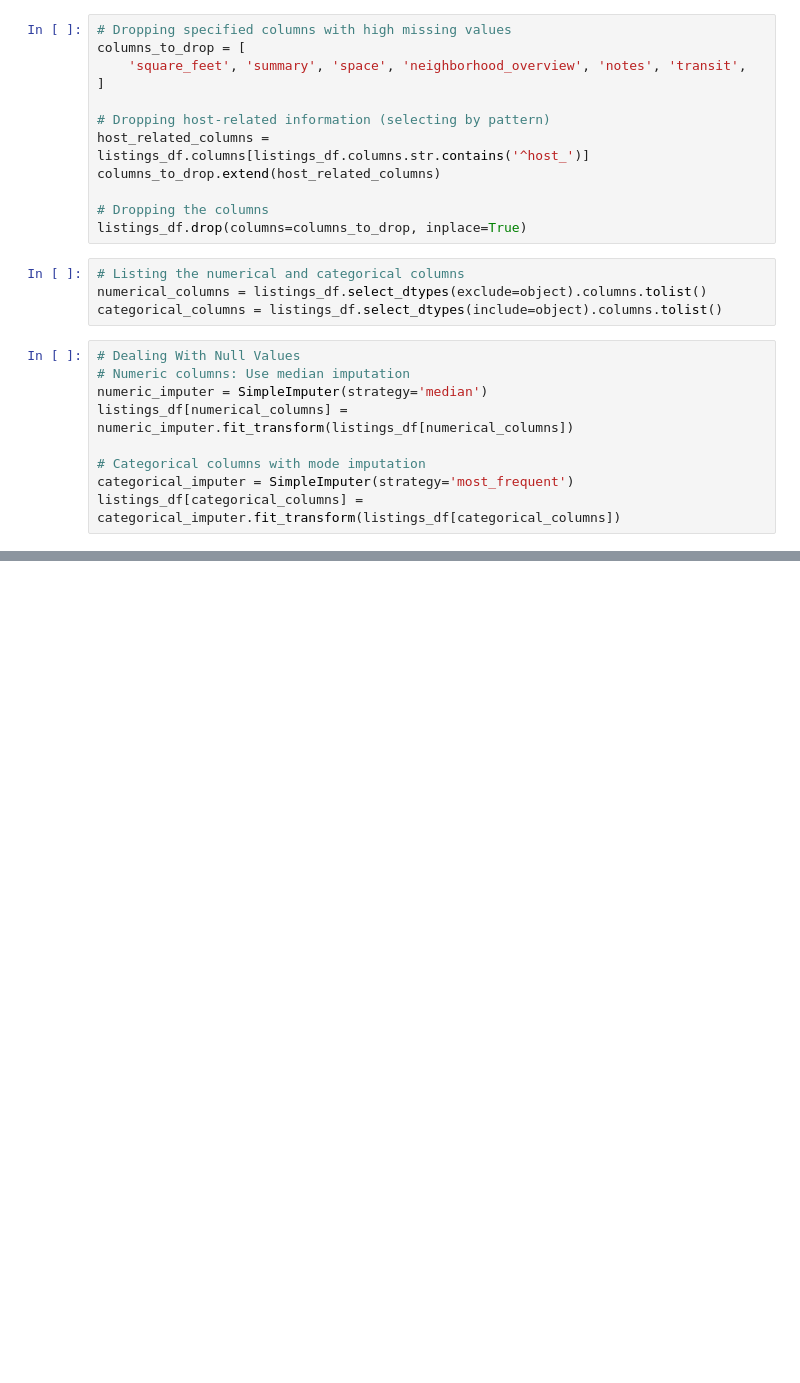
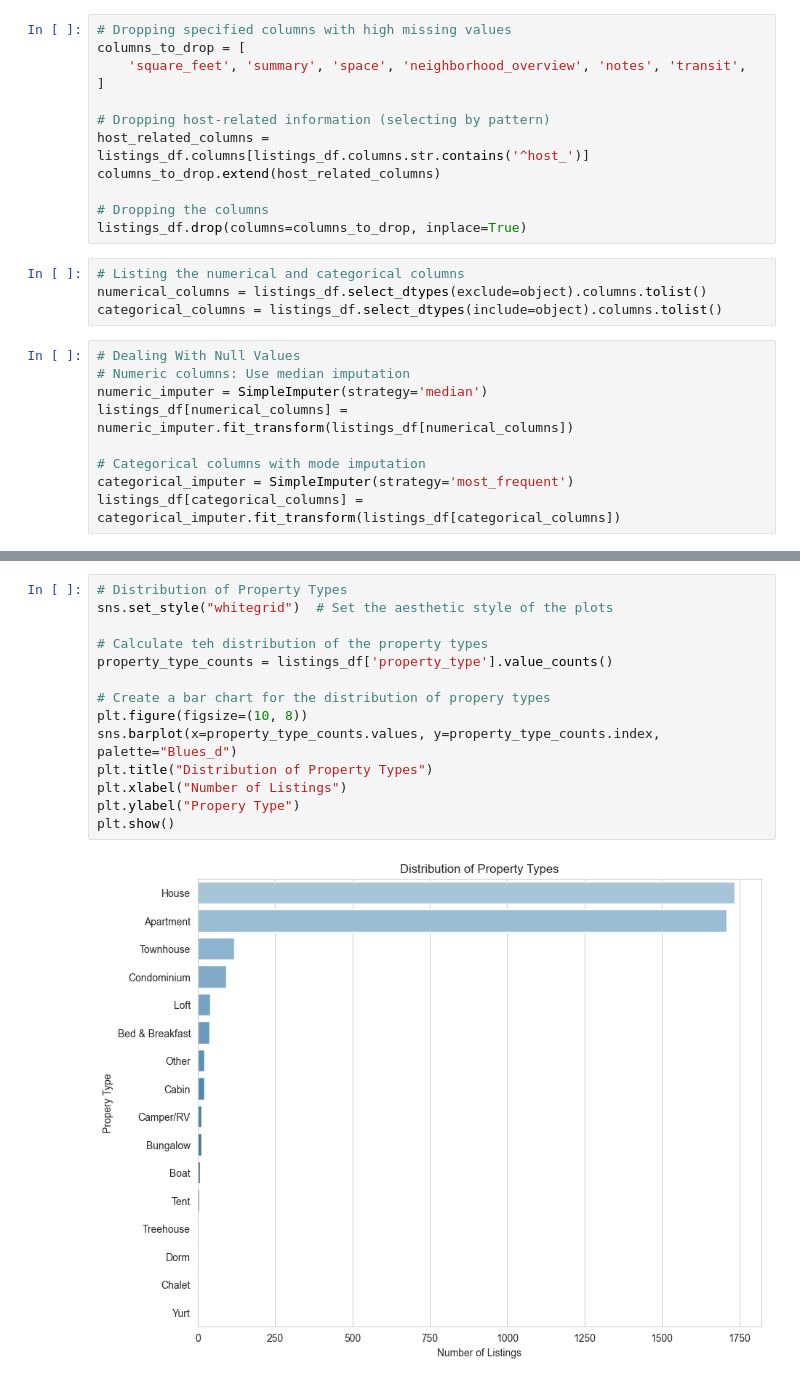
Before and after one commit to TahaAhmedT/CODINGSAMURAI, a Jupyter notebook: Task1/Airbnb_EDA.ipynb, the cells around one changed output, grey strips where cells are left out. Cells and saved outputs as stored; diff of their text form; blank space fills up the shorter version.

```diff
--- a/Task1/Airbnb_EDA.ipynb
+++ b/Task1/Airbnb_EDA.ipynb
@@ -114,0 +152,16 @@ listings_df[categorical_columns] = categorical_imputer.fit_transform(listings_df
+# %%
+# Distribution of Property Types
+sns.set_style("whitegrid")  # Set the aesthetic style of the plots
+
+# Calculate teh distribution of the property types
+property_type_counts = listings_df['property_type'].value_counts()
+
+# Create a bar chart for the distribution of propery types
+plt.figure(figsize=(10, 8))
+sns.barplot(x=property_type_counts.values, y=property_type_counts.index, palette="Blues_d")
+plt.title("Distribution of Property Types")
+plt.xlabel("Number of Listings")
+plt.ylabel("Propery Type")
+plt.show()
+# %% [output]
+[figure, added]
```
Also changed, not shown: parts of 24 cells of this notebook, 1 other file.
